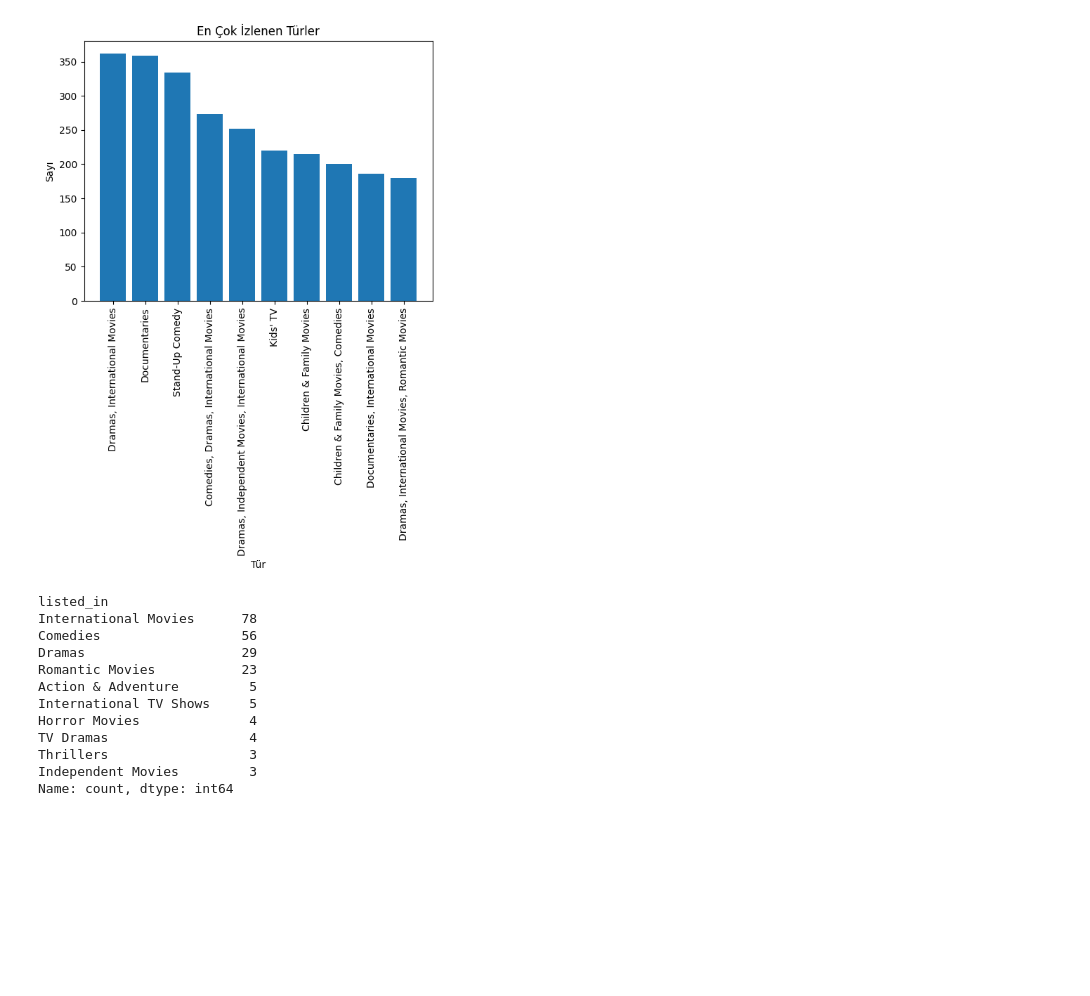
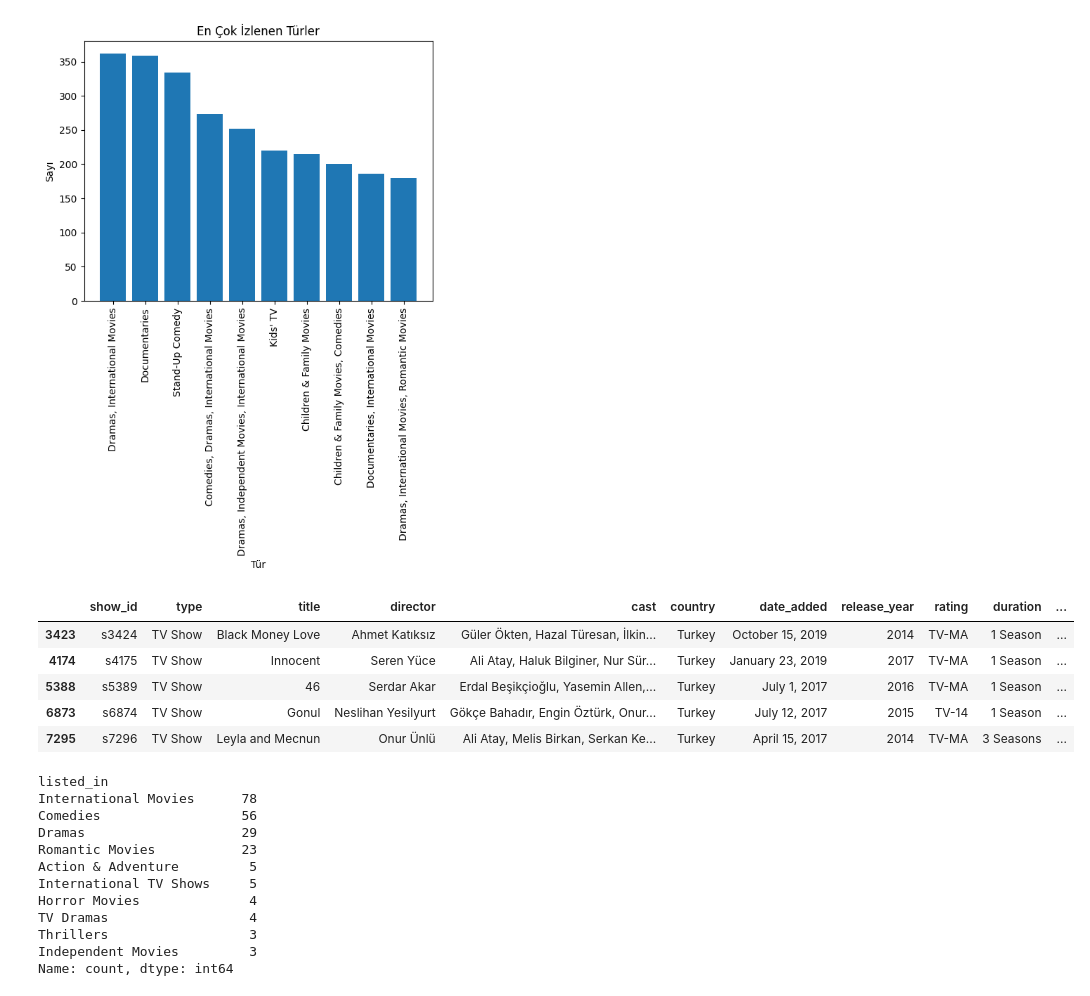
Before and after one commit to bdinlenc/YetGenCoreProje, a Jupyter notebook: proje.ipynb, the cells around one changed output. Drawn from its saved outputs; the diff is of its cells as text; code cells hidden in the pictures; blank space fills up the shorter version.

```diff
--- a/proje.ipynb
+++ b/proje.ipynb
@@ -122,6 +116,15 @@ plt.ylabel('Sayı')
 plt.show()
 # %% [output]
 [figure]
+# %%
+df[(df['type']=='TV Show') & (df['country']=='Turkey')] #Türkiyede yayınlnanların listesi
+# %% [output]
+|  | show_id | type | title | director | cast | country | date_added | release_year | rating | duration | ... |
+| 3423 | s3424 | TV Show | Black Money Love | Ahmet Katıksız | Güler Ökten, Hazal Türesan, İlkin... | Turkey | October 15, 2019 | 2014 | TV-MA | 1 Season | ... |
+| 4174 | s4175 | TV Show | Innocent | Seren Yüce | Ali Atay, Haluk Bilginer, Nur Sür... | Turkey | January 23, 2019 | 2017 | TV-MA | 1 Season | ... |
+| 5388 | s5389 | TV Show | 46 | Serdar Akar | Erdal Beşikçioğlu, Yasemin Allen,... | Turkey | July 1, 2017 | 2016 | TV-MA | 1 Season | ... |
+| 6873 | s6874 | TV Show | Gonul | Neslihan Yesilyurt | Gökçe Bahadır, Engin Öztürk, Onur... | Turkey | July 12, 2017 | 2015 | TV-14 | 1 Season | ... |
+| 7295 | s7296 | TV Show | Leyla and Mecnun | Onur Ünlü | Ali Atay, Melis Birkan, Serkan Ke... | Turkey | April 15, 2017 | 2014 | TV-MA | 3 Seasons | ... |
 # %%
 df = pd.read_csv('netflix_titles.csv')
 
```
Also changed, not shown: parts of 3 cells of this notebook.
